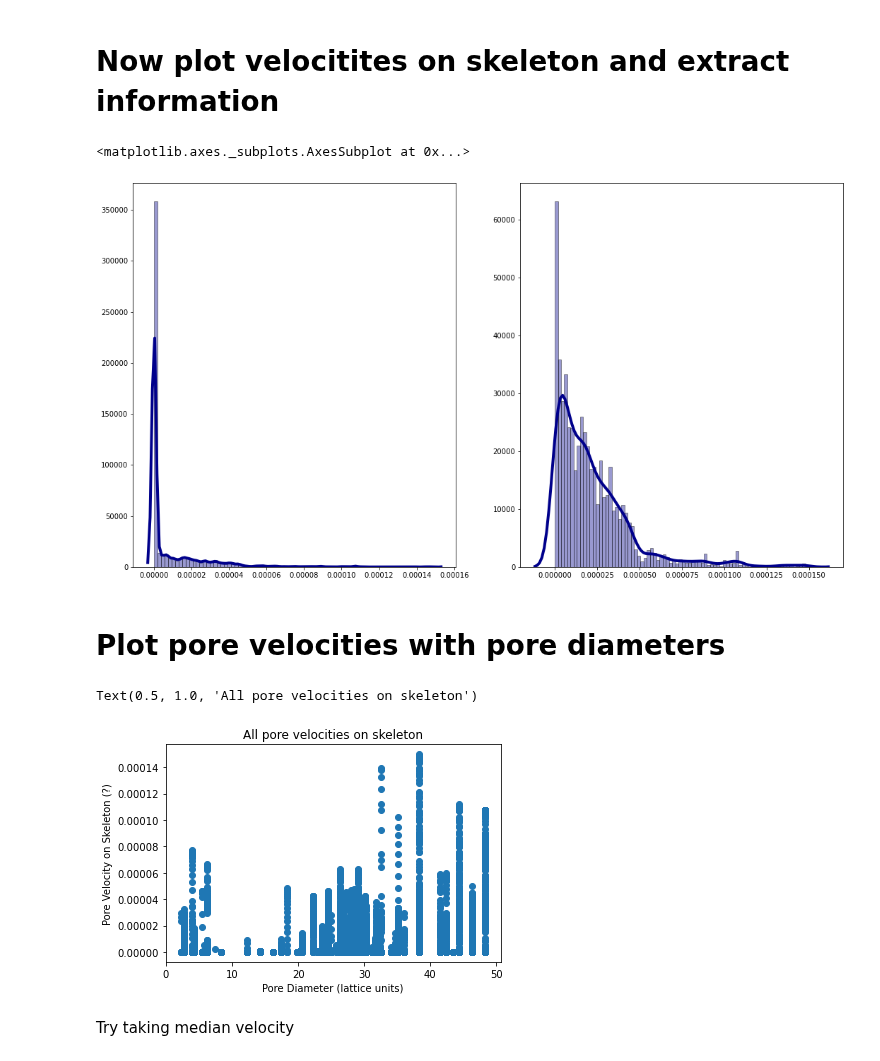
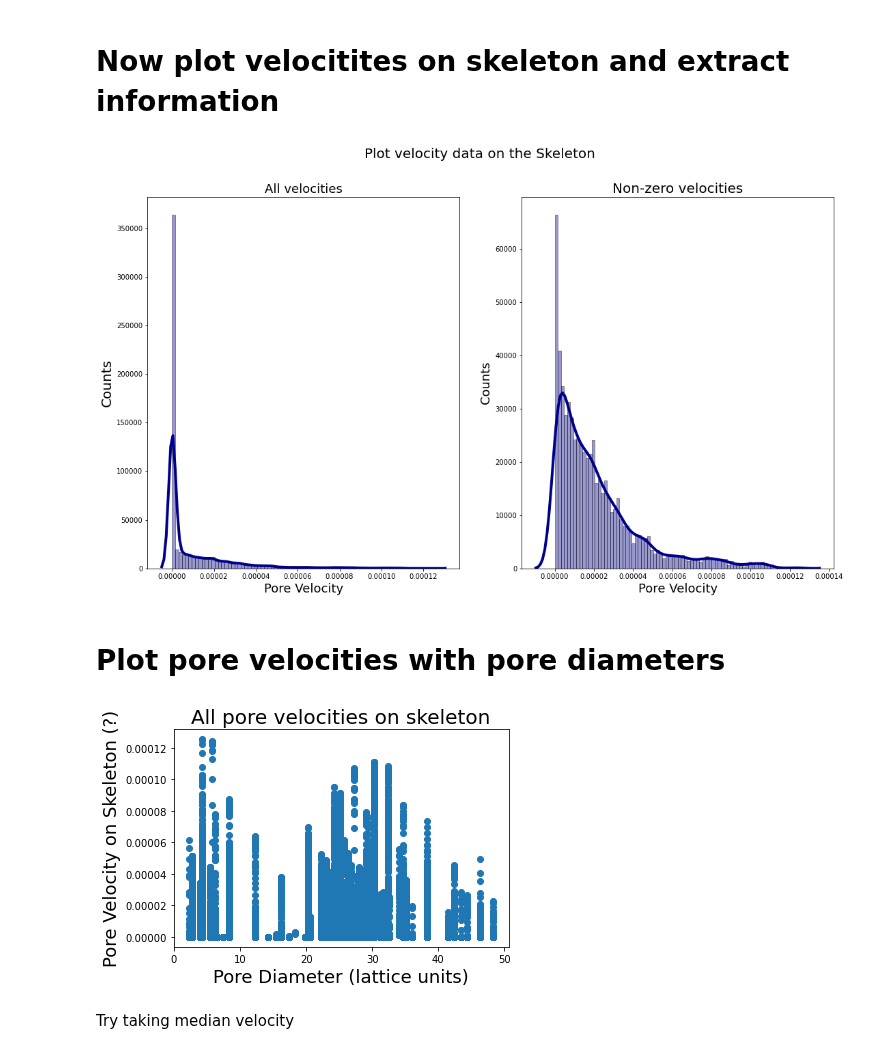
Before and after one commit to akkendrick/LABMOPS, a Jupyter notebook: separateStagPores.ipynb, the cells around one changed output. Drawn from its saved outputs; the diff is of its cells as text; code cells hidden in the pictures.

Commit message:
Fixed skeleton, plotted stagnant pores

```diff
--- a/separateStagPores.ipynb
+++ b/separateStagPores.ipynb
@@ -103,26 +109,45 @@ edgeImage = np.zeros(primaryImage.shape)
 visit = np.zeros(len(primaryRegionData))
 primaryRegionImage = np.zeros(primaryImage.shape)
 primaryPoreDiamImage = np.zeros(primaryImage.shape)
+regionStepImage = np.zeros(primaryImage.shape)
+skeletonDone = np.zeros(len(primaryRegionData))
 
 poreDiamForMedian = []
-
-for a in range(0,cubeSize):
-    for b in range(0,cubeSize):
-        for c in range(0, cubeSize):
+for a in tqdm.tqdm(range(0, cubeSize), 'Main loop'):
+    for b in range(cubeSize):
+        for c in range(cubeSize):
             regionLabel = snowFiltPrimary.regions[a,b,c]
             if regionLabel != 0: # Don't want grains to be counted
+
+                # TODO: Fix this region label index, this is causing problems with computing the skeleton of the grains
+                #############
                 regionLabel = regionLabel - 1 # Adjusting index to work with region props command
+                #############
+
                 if visit[regionLabel] == 0:
                     visit[regionLabel] = 1
                     #index = snowFiltPrimary.regions[a,b,c]
                     regionInd = snowFiltPrimary.regions == regionLabel
-                    regionBorder = primaryRegionData[regionLabel].slice
-                    primarySkelImage[regionBorder[0],regionBorder[1],regionBorder[2]] = primaryRegionData[regionLabel].skeleton
+                    # regionBorder = primaryRegionData[regionLabel].slice
+                    # We don't want to use regionBorder or the slice feature! This gives a box outline
+                    # not the actual pore!!!
+                    # primarySkelImage[primaryRegions == regionLabel] = primaryRegionData[regionLabel].skeleton
                     #edgeImage[snowFiltPrimary.regions[a,b,c] == regionLabel] = regionData[regionLabel].border
 
-                    primaryRegionImage[regionBorder[0],regionBorder[1],regionBorder[2]] =  regionLabel
+                    primaryRegionImage[primaryRegions == regionLabel] =  regionLabel
 
+                    if skeletonDone[regionLabel] == 0:
+                        if regionLabel != 0:
+                            regionStepImage[primaryRegions == regionLabel] = 1
+                            regionSkeleton = ski.morphology.skeletonize(regionStepImage)
+                            #print('Saving skeleton for ', regionLabel)
+                            # Save skeleton for this region
+                            primarySkelImage[primaryRegions == regionLabel] = regionSkeleton[primaryRegions == regionLabel]
+
+                            # Reset for next iteration
+                            regionStepImage[primaryRegions == regionLabel] = 0
+                            skeletonDone[regionLabel] = 1
 
                     poreDiam = poreInfoPrimary['pore.diameter'][regionLabel]
                     poreDiamForMedian = np.append(poreDiamForMedian, poreInfoPrimary['pore.diameter'][regionLabel])
-                    primaryPoreDiamImage[regionBorder[0],regionBorder[1],regionBorder[2]] = poreDiam
+                    primaryPoreDiamImage[primaryRegions == regionLabel] = poreDiam
@@ -156,30 +227,40 @@ for a in range(0,cubeSize):
 # %%
 # The zeros seen here are truely no flow I think, they aren't pore walls and this is after the flow simulation, so
 # even though the initial lattice state is v = 0, these are still zero
 
 fig, axes = plt.subplots(1, 2, figsize=(18, 10))
+fig.suptitle('Plot velocity data on the Skeleton', fontsize=20)
+
 sns.distplot(primaryVelocitiesSkeleton, ax=axes[0], hist=True, kde=True,
              bins=int(80), color = 'darkblue',
              hist_kws={'edgecolor':'black'},
              kde_kws={'linewidth': 4})
+axes[0].set_title('All velocities', fontsize=18)
+axes[0].set_xlabel('Pore Velocity', fontsize=18)
+axes[0].set_ylabel('Counts', fontsize=20)
 
 sns.distplot(primaryVelocitiesSkeleton[primaryVelocitiesSkeleton != 0], ax=axes[1], hist=True, kde=True,
              bins=int(80), color = 'darkblue',
              hist_kws={'edgecolor':'black'},
              kde_kws={'linewidth': 4})
+axes[1].set_title('Non-zero velocities', fontsize=20)
+axes[1].set_xlabel('Pore Velocity', fontsize=18)
+axes[1].set_ylabel('Counts', fontsize=18)
+
+fig.savefig('poreVelHistograms.png')
 # %% [output]
-<matplotlib.axes._subplots.AxesSubplot at 0x...>
-[figure, old version]
+[figure, new version]
 # %% [markdown]
 # Plot pore velocities with pore diameters
 # %%
 plt.scatter(primaryPoreDiamSkeleton, primaryVelocitiesSkeleton)
-plt.xlabel('Pore Diameter (lattice units)')
-plt.ylabel('Pore Velocity on Skeleton (?)')
-plt.title('All pore velocities on skeleton')
+plt.xlabel('Pore Diameter (lattice units)', fontsize=18)
+plt.ylabel('Pore Velocity on Skeleton (?)', fontsize=18)
+plt.title('All pore velocities on skeleton', fontsize=20)
+
+fig.savefig('allPoreVelocities.png')
 # %% [output]
-Text(0.5, 1.0, 'All pore velocities on skeleton')
-[figure, old version]
+[figure, new version]
 # %% [markdown]
 Try taking median velocity
 # %%
```
Also changed, not shown: parts of 21 cells of this notebook.
